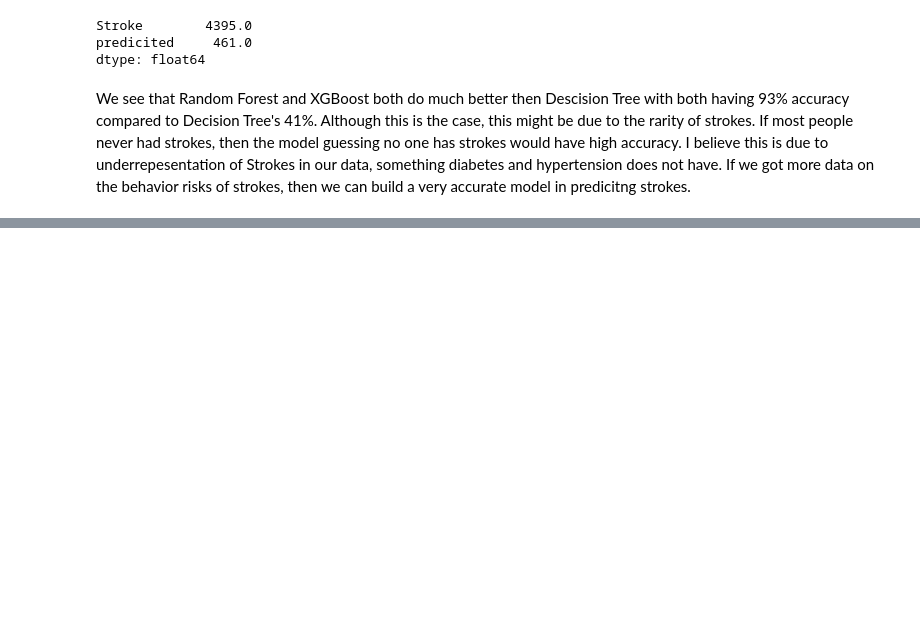
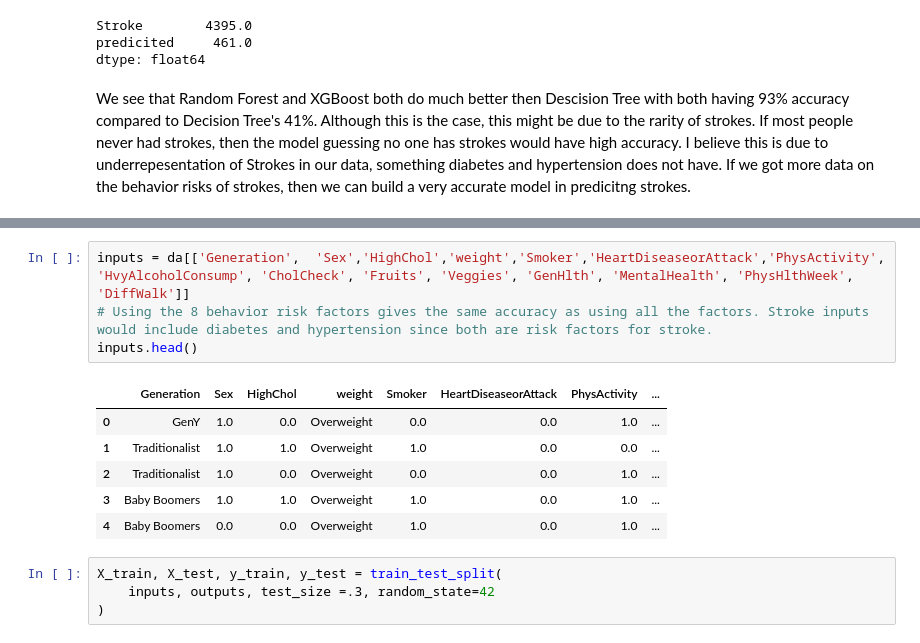
Before and after one commit to mz123analysis/Health-Analysis, a Jupyter notebook: Analysis/Analysis of our Heath Data.ipynb, the cells around one changed output, grey strips where cells are left out. Saved outputs shown, nothing was run; the diff lists cells and outputs as text; blank space fills up the shorter version.

```diff
--- a/Analysis/Analysis of our Heath Data.ipynb
+++ b/Analysis/Analysis of our Heath Data.ipynb
@@ -651,0 +742,15 @@ We see that Random Forest and XGBoost both do much better then Descision Tree wi
+# %%
+inputs = da[['Generation',	'Sex','HighChol','weight','Smoker','HeartDiseaseorAttack','PhysActivity',	'HvyAlcoholConsump', 'CholCheck', 'Fruits', 'Veggies', 'GenHlth', 'MentalHealth', 'PhysHlthWeek', 'DiffWalk']]
+# Using the 8 behavior risk factors gives the same accuracy as using all the factors. Stroke inputs would include diabetes and hypertension since both are risk factors for stroke.
+inputs.head()
+# %% [output]
+|  | Generation | Sex | HighChol | weight | Smoker | HeartDiseaseorAttack | PhysActivity | ... |
+| 0 | GenY | 1.0 | 0.0 | Overweight | 0.0 | 0.0 | 1.0 | ... |
+| 1 | Traditionalist | 1.0 | 1.0 | Overweight | 1.0 | 0.0 | 0.0 | ... |
+| 2 | Traditionalist | 1.0 | 0.0 | Overweight | 0.0 | 0.0 | 1.0 | ... |
+| 3 | Baby Boomers | 1.0 | 1.0 | Overweight | 1.0 | 0.0 | 1.0 | ... |
+| 4 | Baby Boomers | 0.0 | 0.0 | Overweight | 1.0 | 0.0 | 1.0 | ... |
+# %%
+X_train, X_test, y_train, y_test = train_test_split(
+    inputs, outputs, test_size =.3, random_state=42
+)
```
Also changed, not shown: parts of 13 cells of this notebook, 6 other files.
